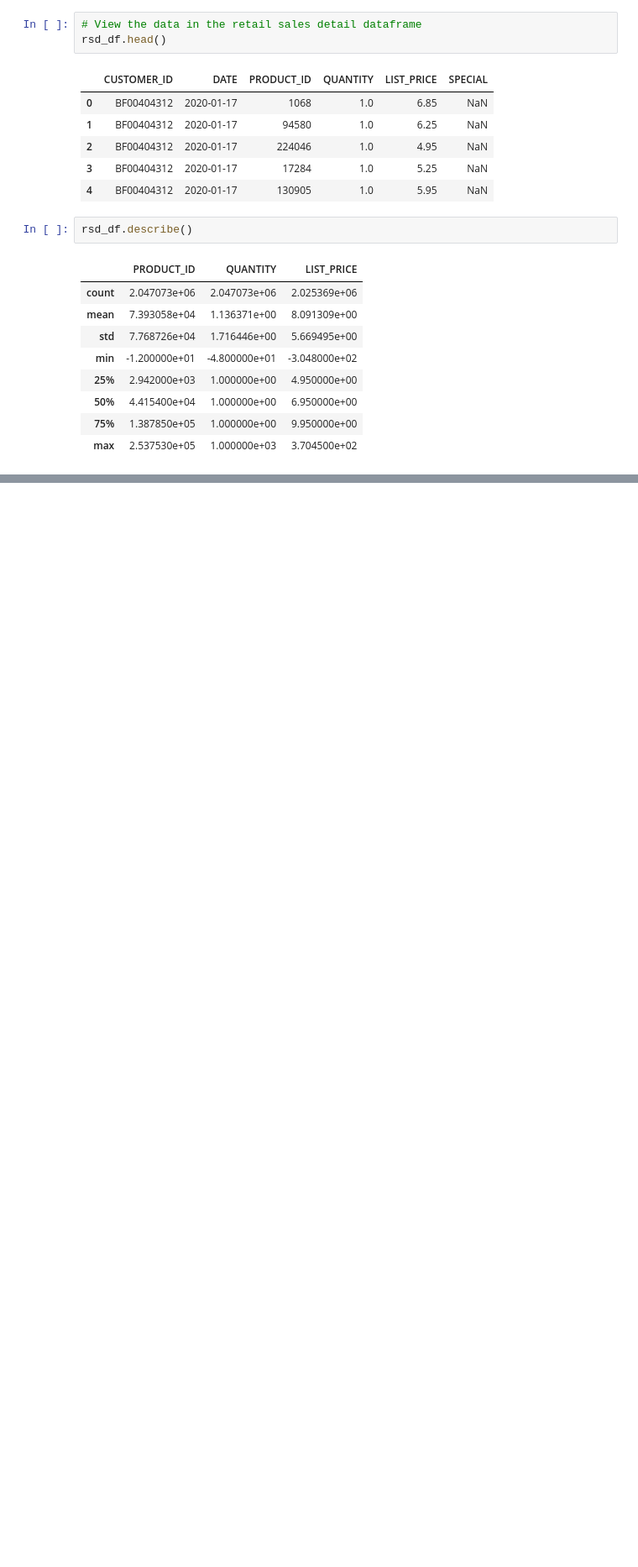
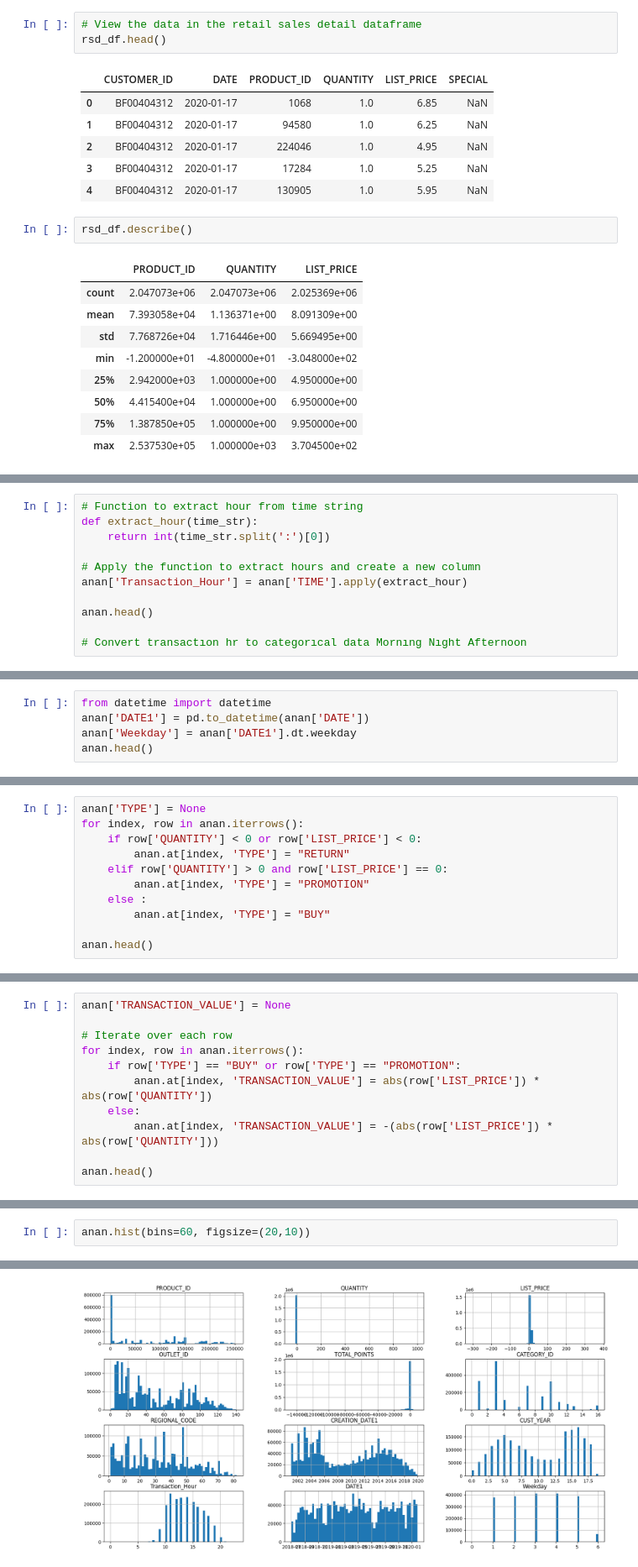
Before and after one commit to PeterBaraka/ml_fieldwork_lab, a Jupyter notebook: exploration_report.ipynb, the cells around one changed output, grey strips where cells are left out. Shown at 84% size. Saved outputs shown, nothing was run; the diff lists cells and outputs as text; blank space fills up the shorter version.

```diff
--- a/exploration_report.ipynb
+++ b/exploration_report.ipynb
@@ -167,0 +401,11 @@ rsd_df.describe()
+# %%
+# Function to extract hour from time string
+def extract_hour(time_str):
+    return int(time_str.split(':')[0])
+
+# Apply the function to extract hours and create a new column
+anan['Transaction_Hour'] = anan['TIME'].apply(extract_hour)
+
+anan.head()
+
+# Convert transactıon hr to categorıcal data Mornıng Nıght Afternoon
@@ -167,0 +422,5 @@ rsd_df.describe()
+# %%
+from datetime import datetime
+anan['DATE1'] = pd.to_datetime(anan['DATE'])
+anan['Weekday'] = anan['DATE1'].dt.weekday
+anan.head()
@@ -167,0 +434,11 @@ rsd_df.describe()
+# %%
+anan['TYPE'] = None
+for index, row in anan.iterrows():
+    if row['QUANTITY'] < 0 or row['LIST_PRICE'] < 0:
+        anan.at[index, 'TYPE'] = "RETURN"
+    elif row['QUANTITY'] > 0 and row['LIST_PRICE'] == 0:
+        anan.at[index, 'TYPE'] = "PROMOTION"
+    else :
+        anan.at[index, 'TYPE'] = "BUY"
+
+anan.head()
@@ -167,0 +453,11 @@ rsd_df.describe()
+# %%
+anan['TRANSACTION_VALUE'] = None
+
+# Iterate over each row
+for index, row in anan.iterrows():
+    if row['TYPE'] == "BUY" or row['TYPE'] == "PROMOTION":
+        anan.at[index, 'TRANSACTION_VALUE'] = abs(row['LIST_PRICE']) * abs(row['QUANTITY'])
+    else:
+        anan.at[index, 'TRANSACTION_VALUE'] = -(abs(row['LIST_PRICE']) * abs(row['QUANTITY']))
+
+anan.head()
@@ -167,0 +472,3 @@ rsd_df.describe()
+# %%
+anan.hist(bins=60, figsize=(20,10))
+# %% [output]
@@ -167,0 +487 @@ rsd_df.describe()
+[figure, added]
```
Also changed, not shown: parts of 45 cells of this notebook.
